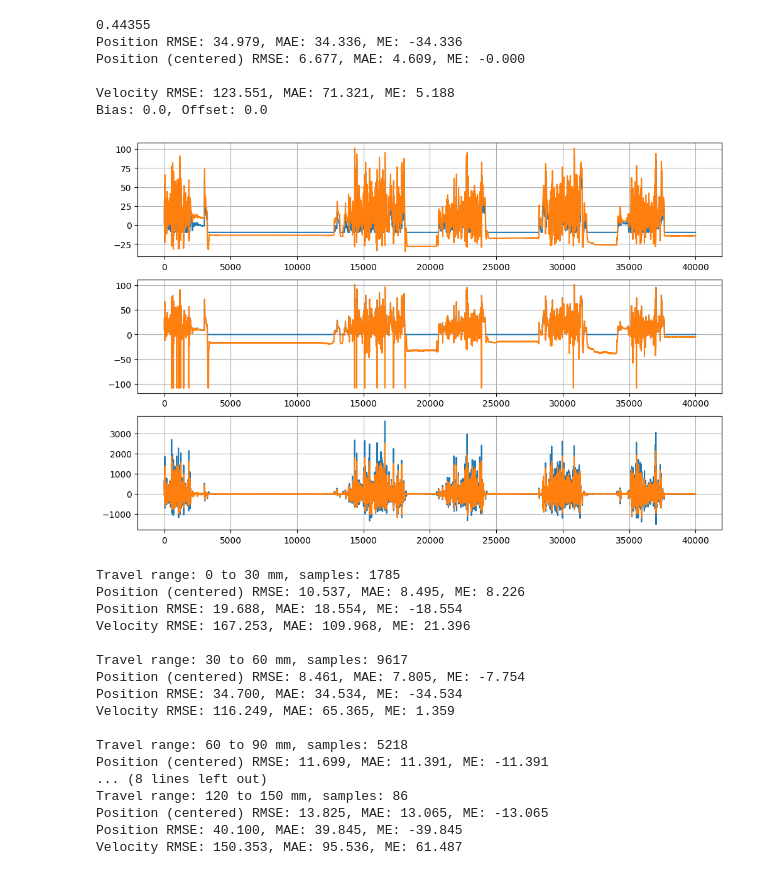
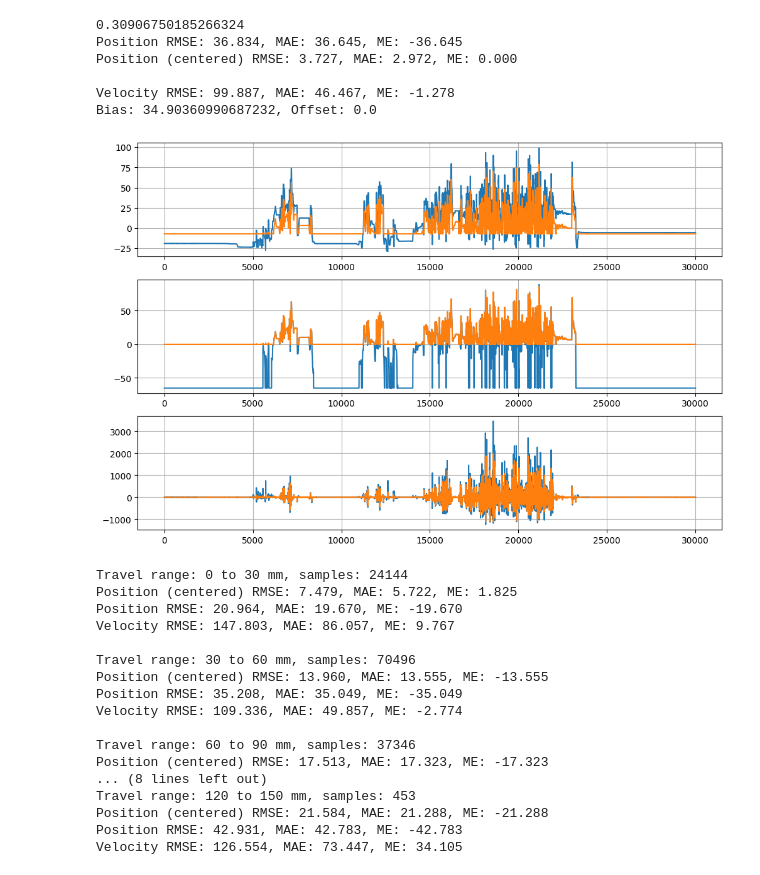
Before and after one commit to colinpate/sus, a Jupyter notebook: solver.ipynb, the cells around one changed output. Cells and saved outputs as stored; diff of their text form; code cells hidden in the pictures.

```diff
--- a/solver.ipynb
+++ b/solver.ipynb
@@ -55,8 +55,8 @@ print(mag_pred_x.shape)
 #roi = slice(8000, 9000) #log022 cal pulses
 #roi = slice(52000, 53000)
 #roi = slice(14500, 15000) #spike in log029
-roi = slice(60000, 100000)
-#roi=None
+#roi = slice(60000, 100000)
+roi=None
 
 if roi is not None:
     t = t[roi]
@@ -106,6 +95,7 @@ class Weights:
     mag_x_thresh: float = max(500, mag_baseline) # threshold for applying mag_x weight (mG)
     zupt_v: float = 320  # velocity at ZUPT std (m/s)  (smaller = stronger ZUPT)
     b: float = 1      # bias penalty (m/s^2)
+    bx: float = 1    # bias x penalty (m/s^2 per m)
     oob: float = 1000   # out-of-bounds penalty (m)
 
 travel_bounds = [0, 150]
@@ -231,14 +221,14 @@ def make_jac_sparsity(N, n_res_per_step=5, include_bias=True, include_bias_penal
 # Run the solver
 Jsp = make_jac_sparsity(num_samp, include_bias=True)
 
-loop_params = True
+loop_params = False
 w = Weights()
 
 #rmse_travel_min = 0
 #thresh_mask = travel > rmse_travel_min
 #print("Error travel threshold:", rmse_travel_min, "using", np.sum(thresh_mask), "samples for error stats")
 
-def train(weights):
+def train(weights, verbose=1):
     result = least_squares(
         fun=calculate_res,
         x0=guess_vec,
@@ -246,7 +236,7 @@ def train(weights):
         jac="2-point",
         method="trf",
         x_scale="jac",
-        verbose=1,
+        verbose=verbose,
         max_nfev=100,
         args=(weights,)
     )
@@ -277,7 +267,7 @@ if loop_params:
 
     res_x, res_v = best_errors[0][3:5]
 else:
-    result = train(w)
+    result = train(w, verbose=2)
     res_x = result.x[:num_samp]
     res_v = result.x[num_samp:num_samp*2]
     res_b = result.x[-2]
@@ -304,38 +295,41 @@ Weight: mag_x_thresh, Value: 201.49019328885947, RMSE (centered): 462.793
 # %%
 if loop_params:
     res_x, res_v = best_errors[0][3:5]
 
 res_x_cent = res_x - np.mean(res_x)  # align to start
 travel_cent = travel - np.mean(travel)
 
+roi = slice(45000, 65000)
 plt.figure(figsize=(12,8))
 plt.subplot(3, 1, 1)
-plt.plot(res_x_cent)
-plt.plot(travel_cent)
+plt.plot(travel_cent[roi])
+plt.plot(res_x_cent[roi])
 plt.grid()
 plt.subplot(3, 1, 2)
-plt.plot(res_x)
-plt.plot(mag_pred_x)
+plt.plot(mag_pred_x[roi])
+plt.plot(res_x[roi])
 plt.grid()
 plt.subplot(3, 1, 3)
-plt.plot(v_gt)
-plt.plot(res_v)
+plt.plot(v_gt[roi])
+plt.plot(res_v[roi])
 plt.grid()
 
-print(np.mean(err_mask))
-print_err_stats(res_x[err_mask], travel[err_mask], prefix=f"Position")
-print_err_stats(res_x[err_mask], travel[err_mask], center=True, prefix=f"Position (centered)")
+all_mask = err_mask.copy() * (travel > 30)
+
+print(np.mean(all_mask))
+print_err_stats(res_x[all_mask], travel[all_mask], prefix=f"Position")
+print_err_stats(res_x[all_mask], travel[all_mask], center=True, prefix=f"Position (centered)")
 print()
-print_err_stats(res_v[err_mask], v_gt[err_mask], prefix="Velocity")
+print_err_stats(res_v[all_mask], v_gt[all_mask], prefix="Velocity")
 print(f"Bias: {res_b}, Offset: {res_offset}")
 # %% [output]
-0.44355
-Position RMSE: 34.979, MAE: 34.336, ME: -34.336
-Position (centered) RMSE: 6.677, MAE: 4.609, ME: -0.000
+0.30906750185266324
+Position RMSE: 36.834, MAE: 36.645, ME: -36.645
+Position (centered) RMSE: 3.727, MAE: 2.972, ME: 0.000
 
-Velocity RMSE: 123.551, MAE: 71.321, ME: 5.188
-Bias: 0.0, Offset: 0.0
+Velocity RMSE: 99.887, MAE: 46.467, ME: -1.278
+Bias: 34.90360990687232, Offset: 0.0
-[figure, old version]
+[figure, new version]
 # %%
 # Give RMSE in different travel ranges
 for travel_min in range(0, 150, 30):
@@ -347,23 +341,23 @@ for travel_min in range(0, 150, 30):
     print_err_stats(res_x[mask], travel[mask], prefix="Position")
     print_err_stats(res_v[mask], v_gt[mask], prefix="Velocity")
 # %% [output]
-Travel range: 0 to 30 mm, samples: 1785
-Position (centered) RMSE: 10.537, MAE: 8.495, ME: 8.226
-Position RMSE: 19.688, MAE: 18.554, ME: -18.554
-Velocity RMSE: 167.253, MAE: 109.968, ME: 21.396
+Travel range: 0 to 30 mm, samples: 24144
+Position (centered) RMSE: 7.479, MAE: 5.722, ME: 1.825
+Position RMSE: 20.964, MAE: 19.670, ME: -19.670
+Velocity RMSE: 147.803, MAE: 86.057, ME: 9.767
 
-Travel range: 30 to 60 mm, samples: 9617
-Position (centered) RMSE: 8.461, MAE: 7.805, ME: -7.754
-Position RMSE: 34.700, MAE: 34.534, ME: -34.534
-Velocity RMSE: 116.249, MAE: 65.365, ME: 1.359
+Travel range: 30 to 60 mm, samples: 70496
+Position (centered) RMSE: 13.960, MAE: 13.555, ME: -13.555
+Position RMSE: 35.208, MAE: 35.049, ME: -35.049
+Velocity RMSE: 109.336, MAE: 49.857, ME: -2.774
 
-Travel range: 60 to 90 mm, samples: 5218
-Position (centered) RMSE: 11.699, MAE: 11.391, ME: -11.391
+Travel range: 60 to 90 mm, samples: 37346
+Position (centered) RMSE: 17.513, MAE: 17.323, ME: -17.323
 ... (8 lines left out)
-Travel range: 120 to 150 mm, samples: 86
-Position (centered) RMSE: 13.825, MAE: 13.065, ME: -13.065
-Position RMSE: 40.100, MAE: 39.845, ME: -39.845
-Velocity RMSE: 150.353, MAE: 95.536, ME: 61.487
+Travel range: 120 to 150 mm, samples: 453
+Position (centered) RMSE: 21.584, MAE: 21.288, ME: -21.288
+Position RMSE: 42.931, MAE: 42.783, ME: -42.783
+Velocity RMSE: 126.554, MAE: 73.447, ME: 34.105
 # %%
 # Plot each residual
 def plot_ress(res_i):
```
Also changed, not shown: parts of 6 cells of this notebook, 2 other files.
